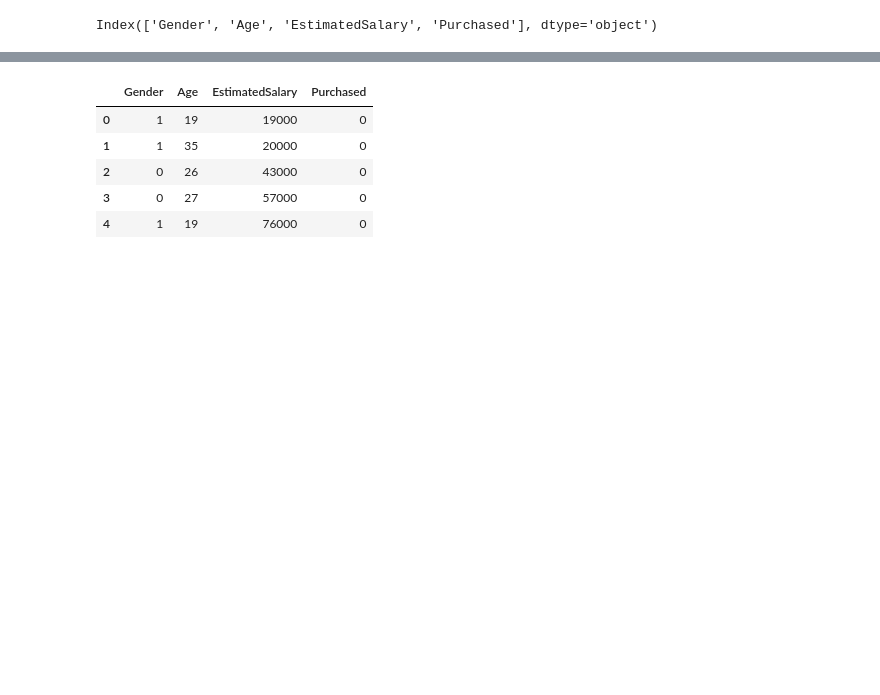
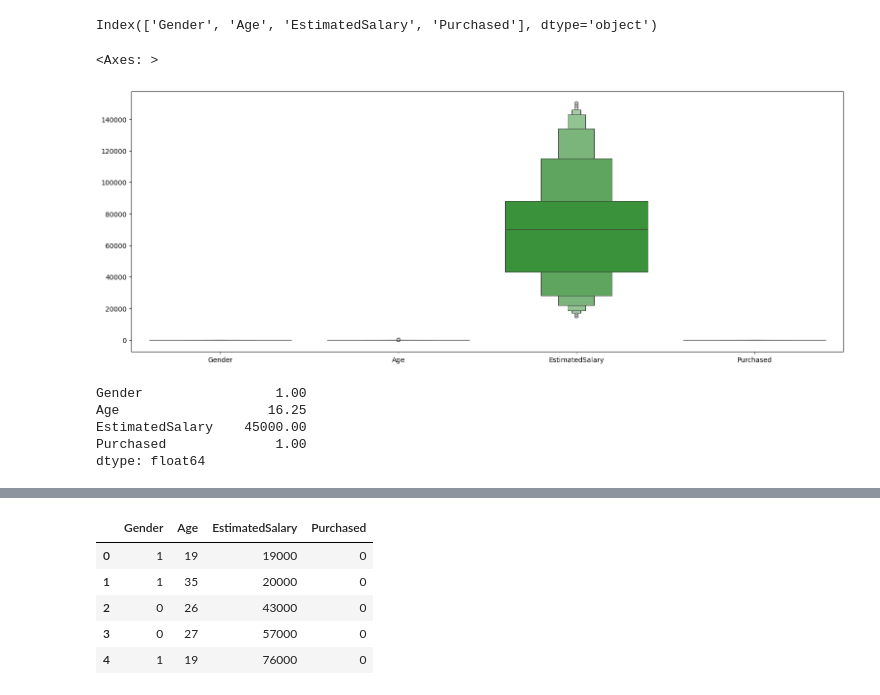
Before and after one commit to giridharanks2004/DS_portfolio, a Jupyter notebook: LogisticRegression_Social_Network_Ads.ipynb, the cells around one changed output, grey strips where cells are left out. Saved outputs shown, nothing was run; the diff lists cells and outputs as text; code cells hidden in the pictures; blank space fills up the shorter version.

```diff
--- a/LogisticRegression_Social_Network_Ads.ipynb
+++ b/LogisticRegression_Social_Network_Ads.ipynb
@@ -62,3 +62,20 @@ df.drop(columns=['User ID'],inplace=True)
 print(df.columns)
 # %% [output]
 Index(['Gender', 'Age', 'EstimatedSalary', 'Purchased'], dtype='object')
+# %%
+plt.figure(figsize=(19,7))
+sns.boxenplot(df)
+# %% [output]
+<Axes: >
+[figure, added]
+# %%
+q1=df.quantile(0.25)
+q3=df.quantile(0.75)
+iqr=q3-q1
+iqr
+# %% [output]
+Gender                 1.00
+Age                   16.25
+EstimatedSalary    45000.00
+Purchased              1.00
+dtype: float64
```
Also changed, not shown: parts of 7 cells of this notebook.
